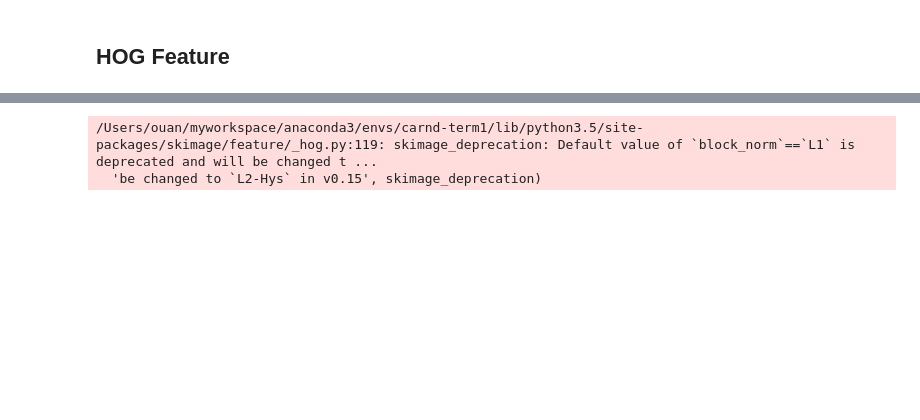
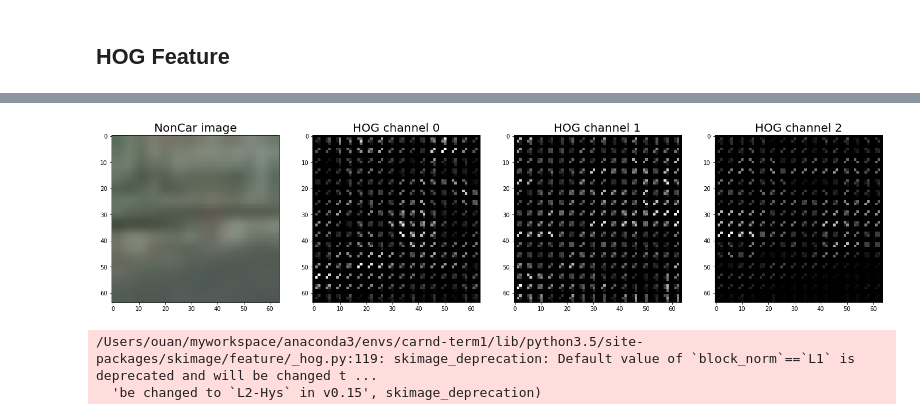
Before and after one commit to anonymint/vehicle-detection, a Jupyter notebook: summary.ipynb, the cells around one changed output, grey strips where cells are left out. Drawn from its saved outputs; the diff is of its cells as text; code cells hidden in the pictures; blank space fills up the shorter version.

```diff
--- a/summary.ipynb
+++ b/summary.ipynb
@@ -92,0 +103,13 @@ hog_features = my_function.get_hog_features(cars[:,:,1])
+# %%
+noncar_image = my_function.read_image('./test_images/noncar_1.png')
+noncar_image_hsv = cv2.cvtColor(noncar_image, cv2.COLOR_RGB2HSV)
+
+f, (*ax) = plt.subplots(1, 4, figsize=(24, 9))
+ax[0][0].imshow(noncar_image)
+ax[0][0].set_title("NonCar image", fontsize=20)
+for i in range(3):
+    hog_features, img_feature = my_function.get_hog_features(noncar_image_hsv[:,:,i], orient=25,
+                        pix_per_cell=4, cell_per_block=2, vis=True, feature_vec=False)
+    ax[0][i+1].imshow(img_feature, cmap='gray')
+    ax[0][i+1].set_title("HOG channel {}".format(i), fontsize=20)
+# %% [output]
@@ -93,3 +118,4 @@ hog_features = my_function.get_hog_features(cars[:,:,1])
+[figure, added]
 # %%
 images = glob.glob('./test_images/*car*.png')
 cars = []
```
Also changed, not shown: parts of 5 cells of this notebook.
